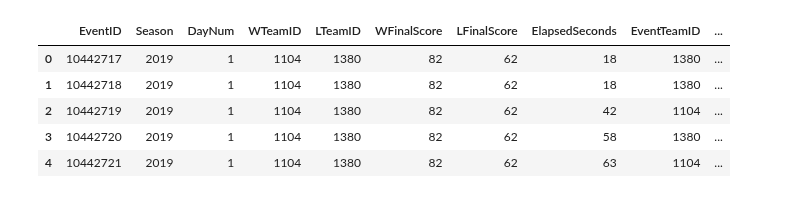
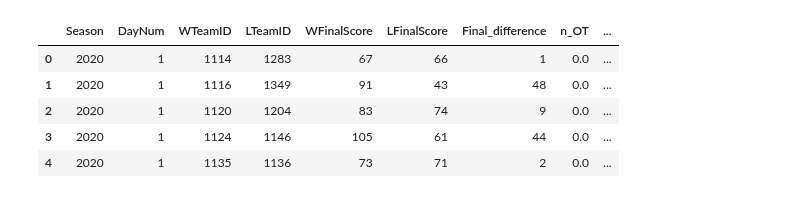
Before and after one commit to lucabasa/kaggle_competitions, a Jupyter notebook: marc_madness/07_events.ipynb, the cells around one changed output. Saved outputs shown, nothing was run; the diff lists cells and outputs as text; code cells hidden in the pictures.

Commit message:
events per period

```diff
--- a/marc_madness/07_events.ipynb
+++ b/marc_madness/07_events.ipynb
@@ -119,16 +200,17 @@ def event_count(data):
     return df
 # %%
-df_2019 = pd.read_csv('data/raw_men/MEvents2019.csv')
+df_2020 = pd.read_csv('data/raw_men/MEvents2020.csv')
 
-df_2019 = make_scores(df_2019)
-df_2019 = quarter_score(df_2019)
-df_2019 = lead_changes(df_2019)
+df_2020 = make_scores(df_2020)
+df_2020 = quarter_score(df_2020)
+df_2020 = lead_changes(df_2020)
+df_2020 = event_count(df_2020)
 
-df_2019.head()
+df_2020.head()
 # %% [output]
-|  | EventID | Season | DayNum | WTeamID | LTeamID | WFinalScore | LFinalScore | ElapsedSeconds | EventTeamID | ... |
-| 0 | 10442717 | 2019 | 1 | 1104 | 1380 | 82 | 62 | 18 | 1380 | ... |
-| 1 | 10442718 | 2019 | 1 | 1104 | 1380 | 82 | 62 | 18 | 1380 | ... |
-| 2 | 10442719 | 2019 | 1 | 1104 | 1380 | 82 | 62 | 42 | 1104 | ... |
-| 3 | 10442720 | 2019 | 1 | 1104 | 1380 | 82 | 62 | 58 | 1380 | ... |
-| 4 | 10442721 | 2019 | 1 | 1104 | 1380 | 82 | 62 | 63 | 1104 | ... |
+|  | Season | DayNum | WTeamID | LTeamID | WFinalScore | LFinalScore | Final_difference | n_OT | ... |
+| 0 | 2020 | 1 | 1114 | 1283 | 67 | 66 | 1 | 0.0 | ... |
+| 1 | 2020 | 1 | 1116 | 1349 | 91 | 43 | 48 | 0.0 | ... |
+| 2 | 2020 | 1 | 1120 | 1204 | 83 | 74 | 9 | 0.0 | ... |
+| 3 | 2020 | 1 | 1124 | 1146 | 105 | 61 | 44 | 0.0 | ... |
+| 4 | 2020 | 1 | 1135 | 1136 | 73 | 71 | 2 | 0.0 | ... |
```
Also changed, not shown: parts of 7 cells of this notebook.
